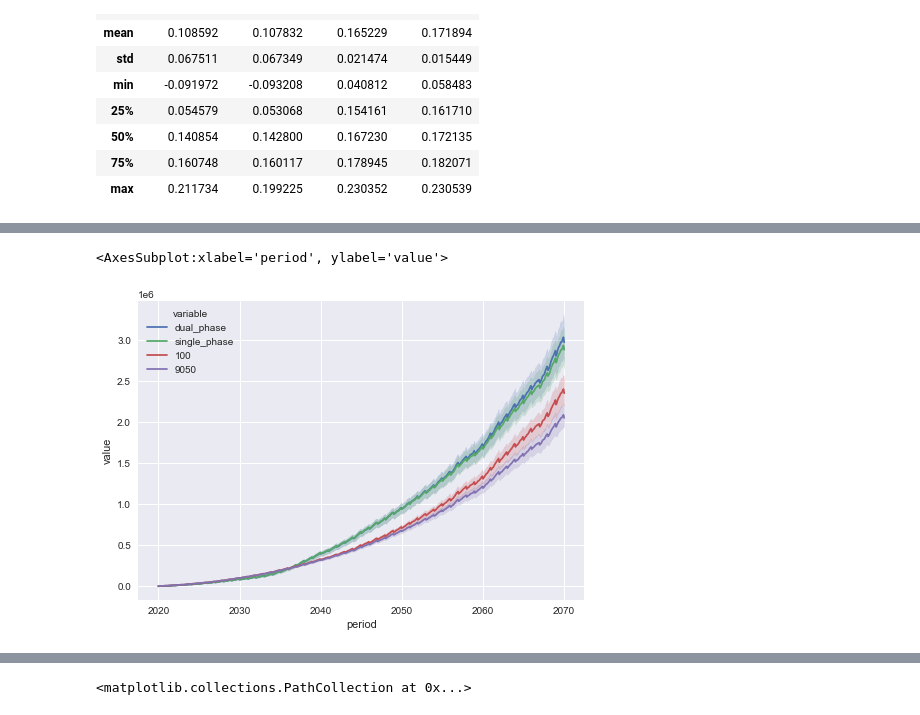
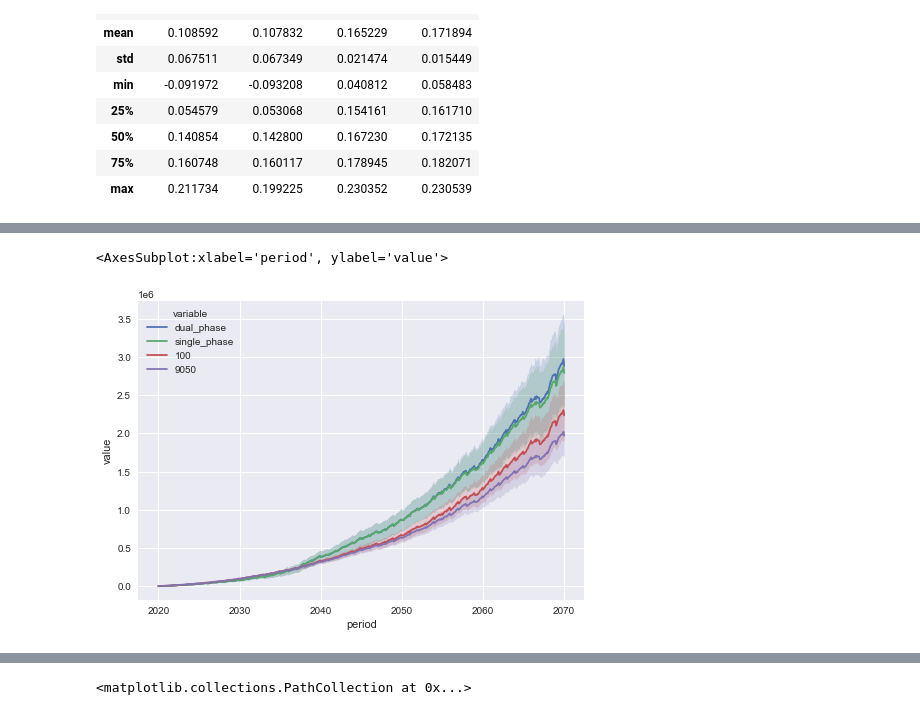
Before and after one commit to neriksen/applied_finance, a Jupyter notebook: distribution_of_returns.ipynb, the cells around one changed output, grey strips where cells are left out. Drawn from its saved outputs; the diff is of its cells as text; code cells hidden in the pictures.

```diff
--- a/distribution_of_returns.ipynb
+++ b/distribution_of_returns.ipynb
@@ -152,7 +151,7 @@ import matplotlib.pyplot as plt
 import seaborn as sns
 import calculate_return
 import pandas as pd
-ports = calculate_return.fetch_returns('garch', range(100), PAY_TAXES=True, SEED_INDEX=False)
+ports = calculate_return.fetch_returns('garch', range(100), PAY_TAXES=True, SEED_INDEX=True)
 # %% [output]
 pi_rf:   98.70%
 pi_rm:   93.41%
@@ -190,7 +160,8 @@ ports
 # %%
+plt.style.use('seaborn')
 cols = ['dual_phase', 'single_phase', '100', '9050']
 df = ports.loc[:, cols].reset_index().melt(value_vars=cols, id_vars=['random_state', 'period'])
 sns.lineplot(data = df, x = 'period', y = 'value', hue = 'variable')
 # %% [output]
 <AxesSubplot:xlabel='period', ylabel='value'>
-[figure, old version]
+[figure, new version]
```
Also changed, not shown: parts of 14 cells of this notebook.
